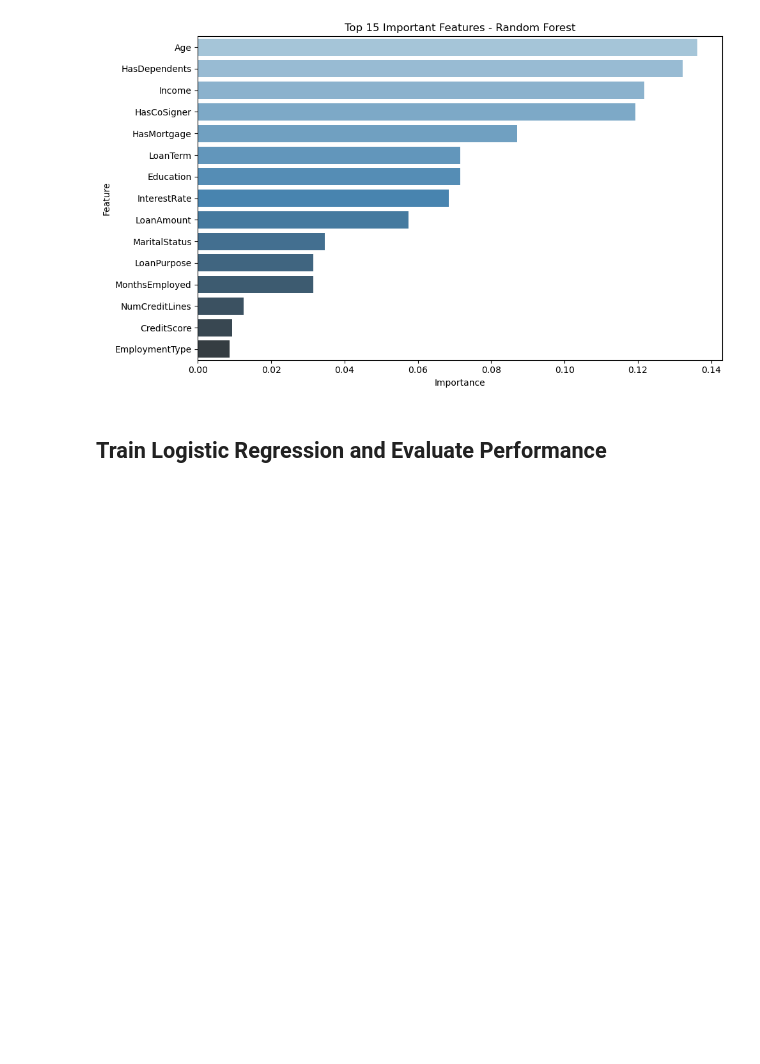
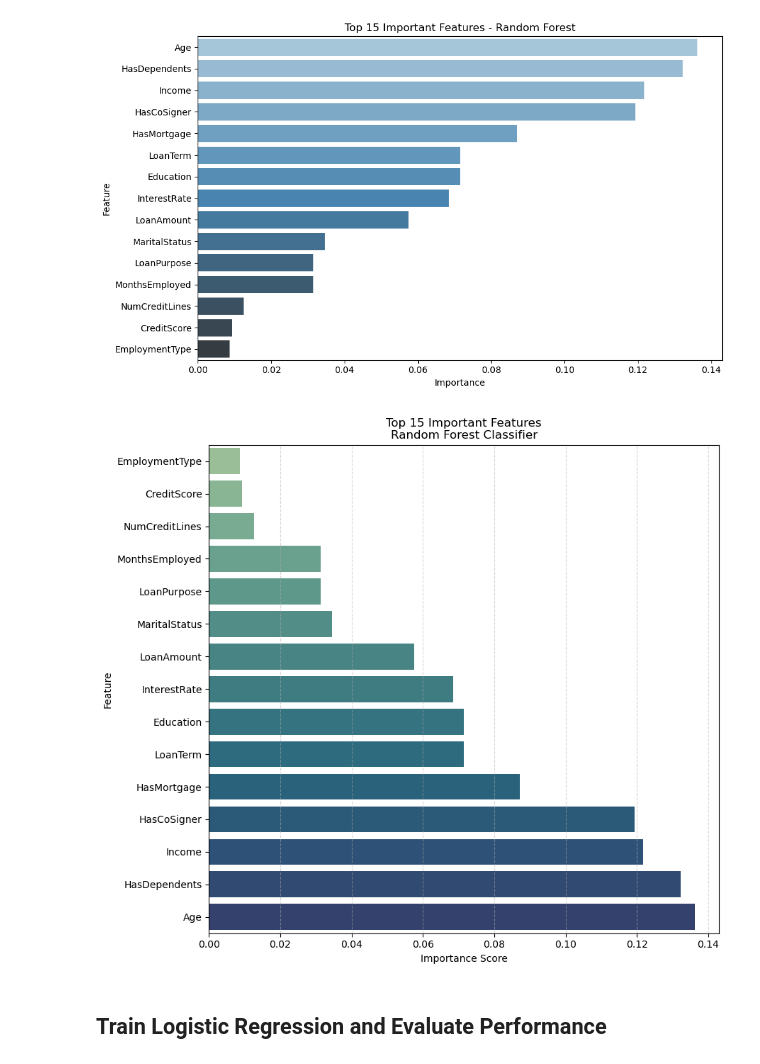
Before and after one commit to dhanashri-dotcom/bankloan-default-prediction, a Jupyter notebook: notebooks/Loan_Default_Prediction.ipynb, the cells around one changed output. Saved outputs shown, nothing was run; the diff lists cells and outputs as text; code cells hidden in the pictures; blank space fills up the shorter version.

```diff
--- a/notebooks/Loan_Default_Prediction.ipynb
+++ b/notebooks/Loan_Default_Prediction.ipynb
@@ -168,6 +171,33 @@ plt.tight_layout()
 plt.show()
 # %% [output]
 [figure]
+# %%
+import pandas as pd
+import seaborn as sns
+import matplotlib.pyplot as plt
+
+# Get feature importances
+importances = rf.feature_importances_
+feat_df = pd.DataFrame({'Feature': X_train.columns, 'Importance': importances})
+feat_df = feat_df.sort_values(by='Importance', ascending=True)  # Ascending for vertical plot
+
+# Plot - Vertical layout for poster
+plt.figure(figsize=(9, 8))
+sns.barplot(x='Importance', y='Feature', data=feat_df.tail(15), palette='crest')
+
+plt.title("Top 15 Important Features\nRandom Forest Classifier", fontsize=12)
+plt.xlabel("Importance Score", fontsize=10)
+plt.ylabel("Feature", fontsize=10)
+plt.grid(axis='x', linestyle='--', alpha=0.5)
+plt.tight_layout()
+
+# Save the plot
+plt.savefig("random_forest_feature_importance.png", dpi=300, bbox_inches='tight')
+
+# Show the plot
+plt.show()
+# %% [output]
+[figure, added]
 # %% [markdown]
 ## Train Logistic Regression and Evaluate Performance
 # %%
```
Also changed, not shown: parts of 7 cells of this notebook.
